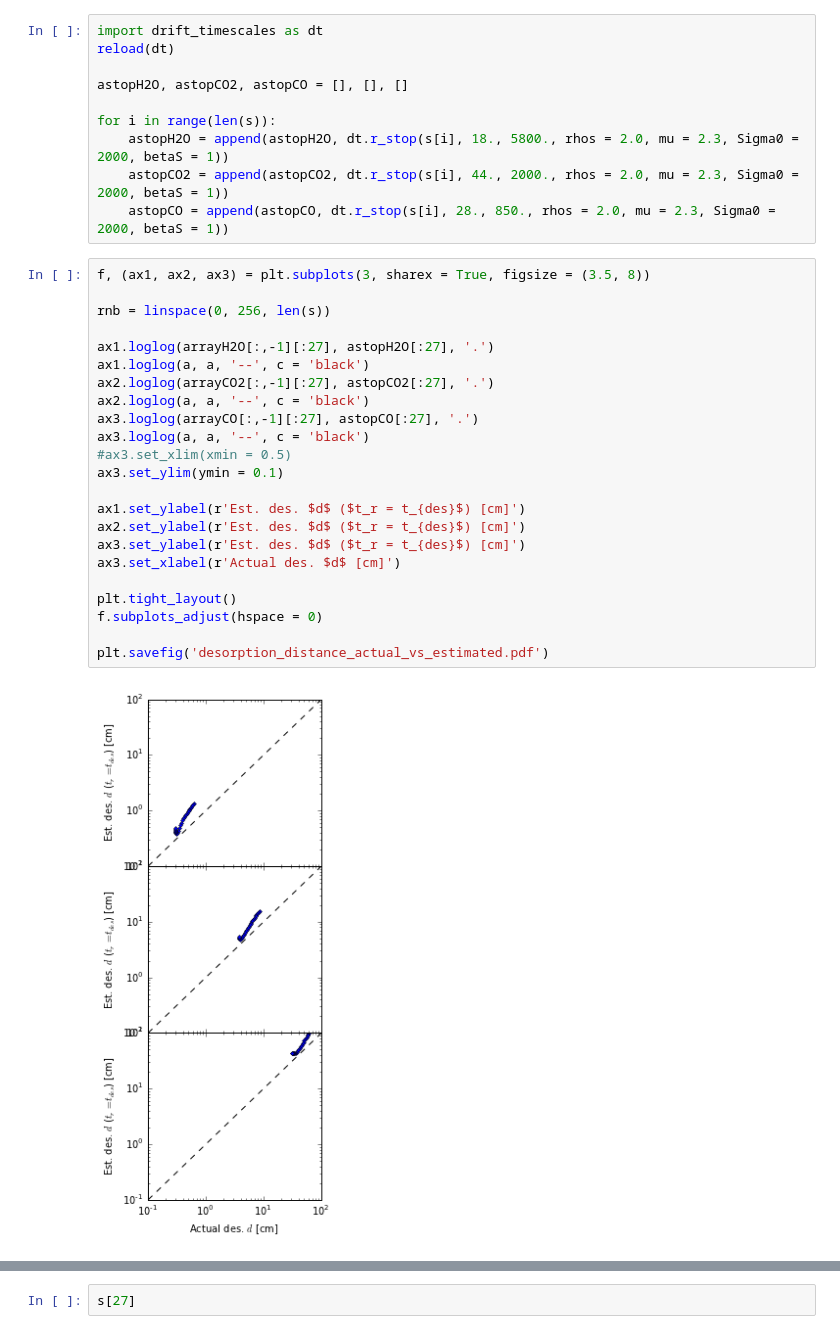
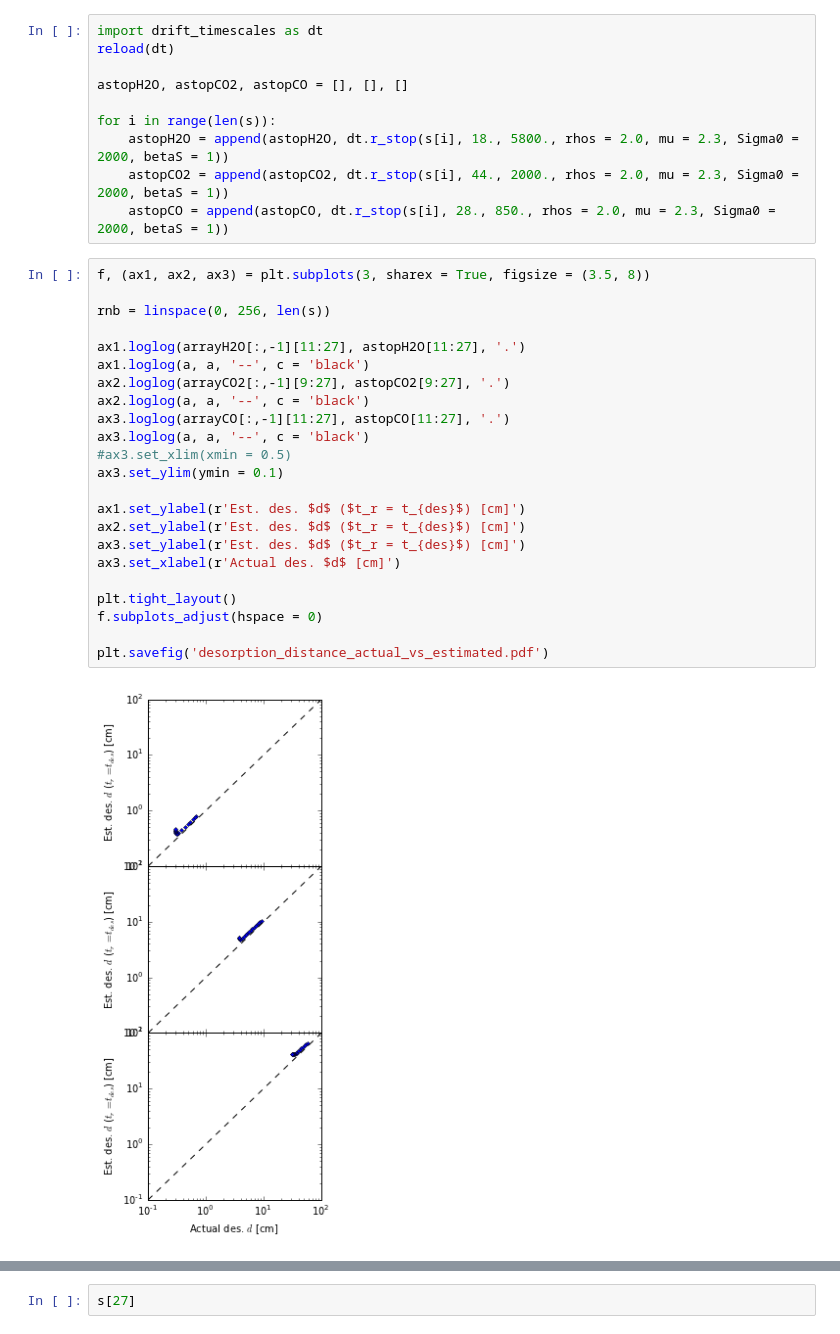
Before and after one commit to apiso/Thesis, a Jupyter notebook: python/more_snowline_plots.ipynb, the cells around one changed output, grey strips where cells are left out. Cells and saved outputs as stored; diff of their text form.

```diff
--- a/python/more_snowline_plots.ipynb
+++ b/python/more_snowline_plots.ipynb
@@ -81,26 +81,26 @@ for i in range(len(s)):
 # %%
 f, (ax1, ax2, ax3) = plt.subplots(3, sharex = True, figsize = (3.5, 8))
 
 rnb = linspace(0, 256, len(s))
 
-ax1.loglog(arrayH2O[:,-1][:27], astopH2O[:27], '.')
+ax1.loglog(arrayH2O[:,-1][11:27], astopH2O[11:27], '.')
 ax1.loglog(a, a, '--', c = 'black')
-ax2.loglog(arrayCO2[:,-1][:27], astopCO2[:27], '.')
+ax2.loglog(arrayCO2[:,-1][9:27], astopCO2[9:27], '.')
 ax2.loglog(a, a, '--', c = 'black')
-ax3.loglog(arrayCO[:,-1][:27], astopCO[:27], '.')
+ax3.loglog(arrayCO[:,-1][11:27], astopCO[11:27], '.')
 ax3.loglog(a, a, '--', c = 'black')
 #ax3.set_xlim(xmin = 0.5)
 ax3.set_ylim(ymin = 0.1)
 
 ax1.set_ylabel(r'Est. des. $d$ ($t_r = t_{des}$) [cm]')
 ax2.set_ylabel(r'Est. des. $d$ ($t_r = t_{des}$) [cm]')
 ax3.set_ylabel(r'Est. des. $d$ ($t_r = t_{des}$) [cm]')
 ax3.set_xlabel(r'Actual des. $d$ [cm]')
 
 plt.tight_layout()
 f.subplots_adjust(hspace = 0)
 
 plt.savefig('desorption_distance_actual_vs_estimated.pdf')
 # %% [output]
-[figure, old version]
+[figure, new version]
 # %%
```
Also changed, not shown: parts of 4 cells of this notebook, 48 other files.
